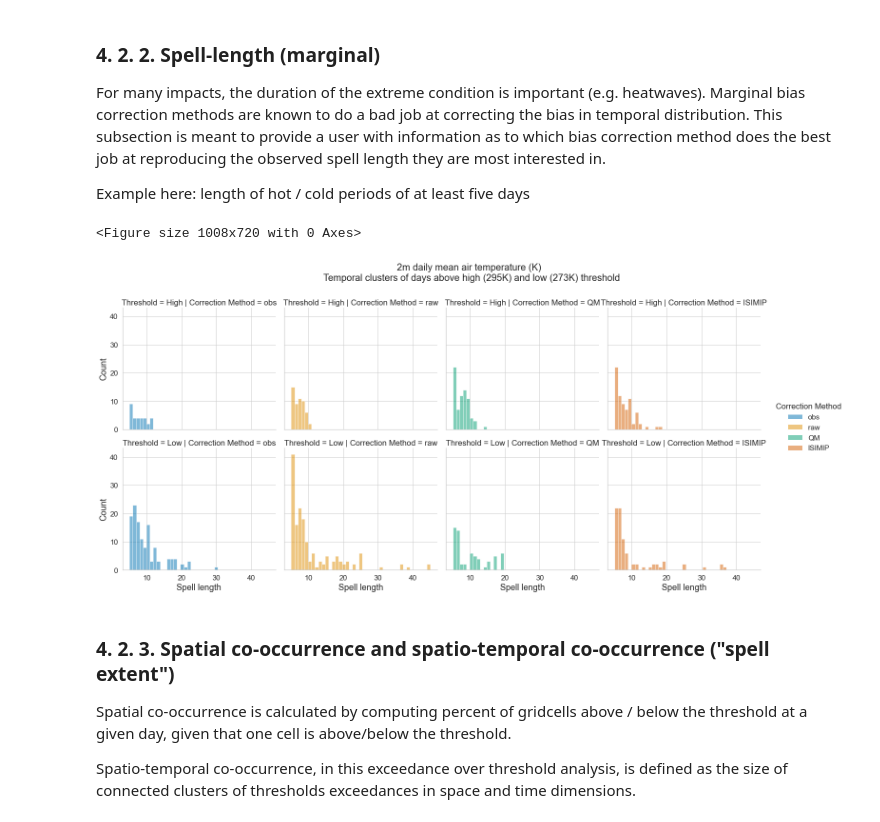
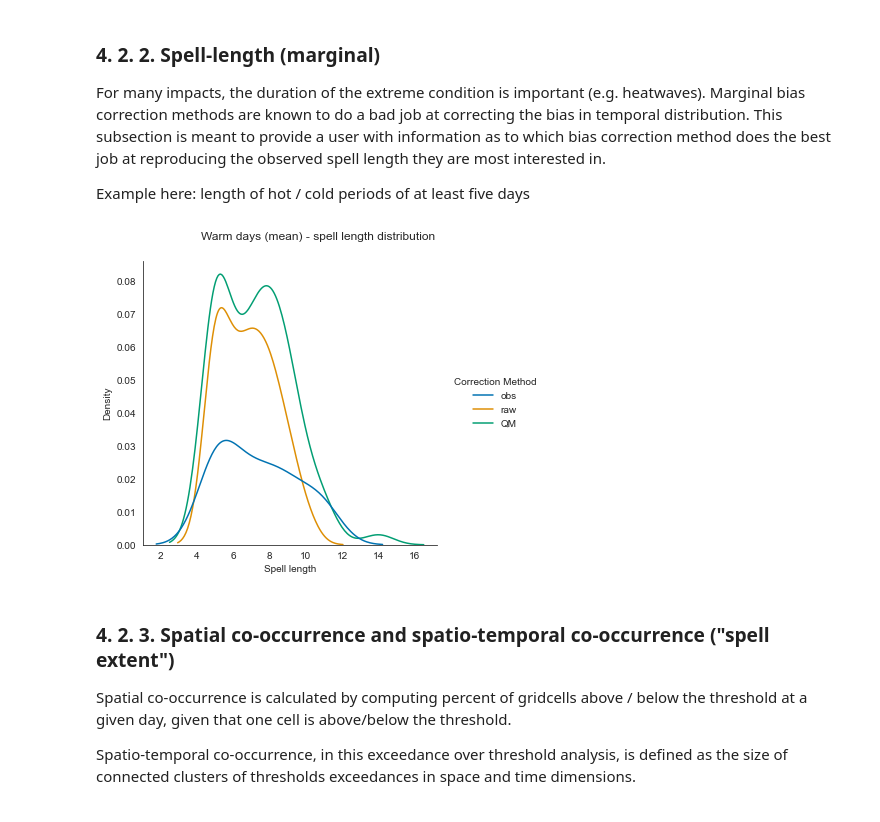
Before and after one commit to ecmwf-projects/ibicus, a Jupyter notebook: notebooks/debiasers_comparison_and_evaluation.ipynb, the cells around one changed output. Saved outputs shown, nothing was run; the diff lists cells and outputs as text; code cells hidden in the pictures.

```diff
--- a/notebooks/debiasers_comparison_and_evaluation.ipynb
+++ b/notebooks/debiasers_comparison_and_evaluation.ipynb
@@ -237,16 +265,13 @@ For many impacts, the duration of the extreme condition is important (e.g. heatw
 
 Example here: length of hot / cold periods of at least five days
 # %%
-tas_spell_length = EOT.compute_spell_length(variable = 'tas', min_length = 4, obs = tas_obs_validate,
-                           raw = tas_cm_future, QM = tas_debiased_QM, ISIMIP = tas_debiased_ISIMIP)
+warm_spell_length = EOT.compute_spell_length(thresholdname = 'mean_warm_day', min_length = 4, obs = tas_obs_validate,
+                           raw = tas_cm_future, QM = tas_debiased_QM)
 
-
-tas_spell_length_plot = EOT.plot_clusters_distribution(variable = 'tas', plot_data = tas_spell_length,
-                                  clustertype = 'Temporal')
-tas_spell_length_plot.show()
+warm_spell_length_plot = EOT.plot_clusters_distribution(thresholdname = 'mean_warm_day', plot_data = warm_spell_length,
+                                                    clustertype = 'spell length')
 # %% [output]
-<Figure size 1008x720 with 0 Axes>
-[figure, old version]
+[figure, new version]
 # %% [markdown]
 ### 4. 2. 3. Spatial co-occurrence and spatio-temporal co-occurrence ("spell extent")
 
```
Also changed, not shown: parts of 21 cells of this notebook, 8 other files.
